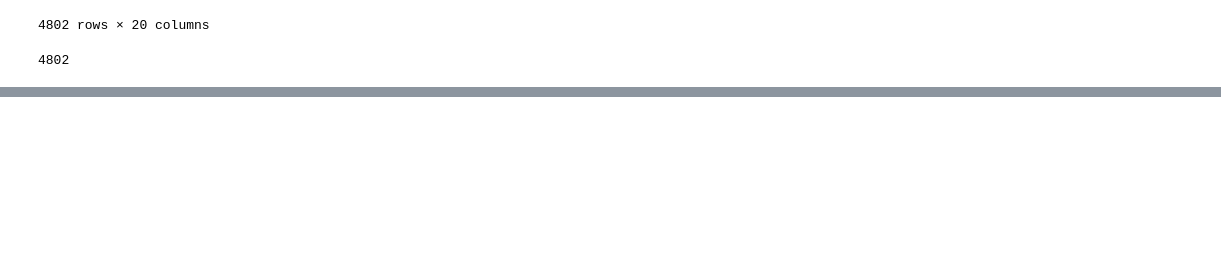
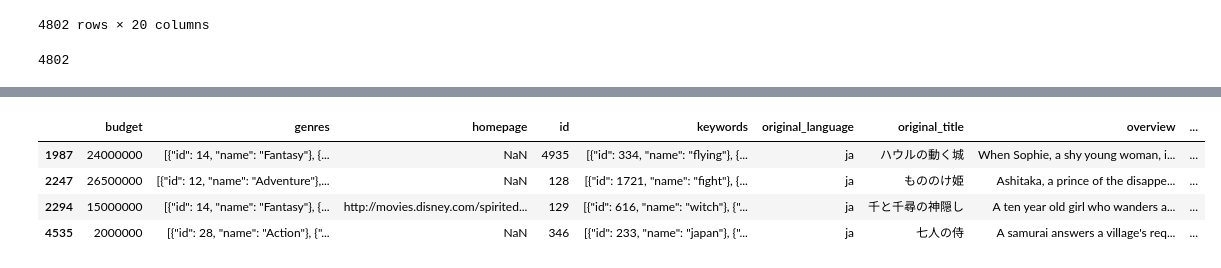
Before and after one commit to Ito-01-20/statistics_practice, a Jupyter notebook: Pandas_practice.ipynb, the cells around one changed output, grey strips where cells are left out. Drawn from its saved outputs; the diff is of its cells as text; code cells hidden in the pictures; blank space fills up the shorter version.

```diff
--- a/Pandas_practice.ipynb
+++ b/Pandas_practice.ipynb
@@ -183,0 +200,9 @@ len(df)
+# %%
+df = pd.read_csv('dataset/tmdb_5000_movies.csv')
+df[(df['original_language'] == 'ja') & (df['vote_average'] > 8)]
+# %% [output]
+|  | budget | genres | homepage | id | keywords | original_language | original_title | overview | ... |
+| 1987 | 24000000 | [{"id": 14, "name": "Fantasy"}, {... | NaN | 4935 | [{"id": 334, "name": "flying"}, {... | ja | ハウルの動く城 | When Sophie, a shy young woman, i... | ... |
+| 2247 | 26500000 | [{"id": 12, "name": "Adventure"},... | NaN | 128 | [{"id": 1721, "name": "fight"}, {... | ja | もののけ姫 | Ashitaka, a prince of the disappe... | ... |
+| 2294 | 15000000 | [{"id": 14, "name": "Fantasy"}, {... | http://movies.disney.com/spirited... | 129 | [{"id": 616, "name": "witch"}, {"... | ja | 千と千尋の神隠し | A ten year old girl who wanders a... | ... |
+| 4535 | 2000000 | [{"id": 28, "name": "Action"}, {"... | NaN | 346 | [{"id": 233, "name": "japan"}, {"... | ja | 七人の侍 | A samurai answers a village's req... | ... |
```
Also changed, not shown: parts of 1 cell of this notebook.
